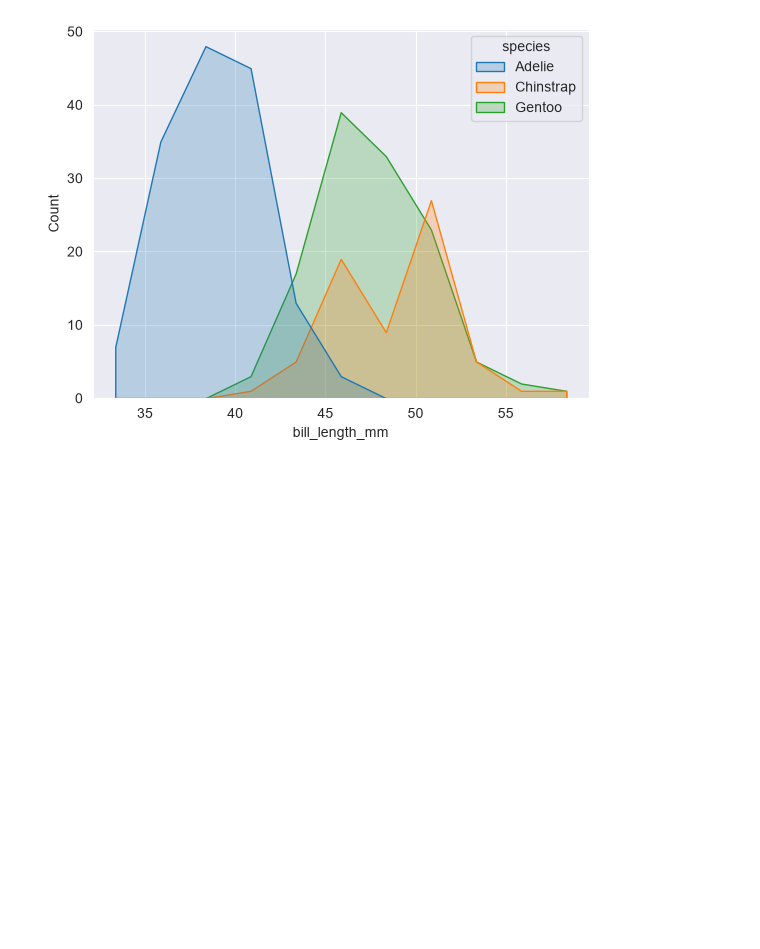
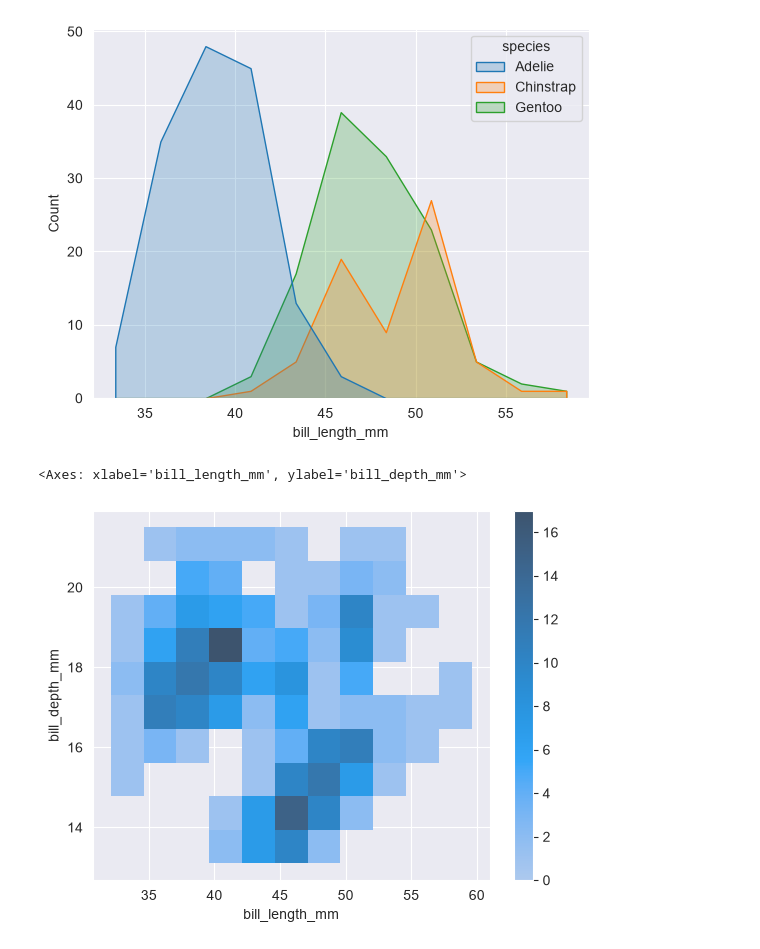
Before and after one commit to khushbu9119/Seaborn, a Jupyter notebook: practice.ipynb, the cells around one changed output. Cells and saved outputs as stored; diff of their text form; code cells hidden in the pictures; blank space fills up the shorter version.

Commit message:
histplot

```diff
--- a/practice.ipynb
+++ b/practice.ipynb
@@ -124,3 +124,8 @@ sns.histplot(x=penguins.bill_length_mm,data=penguins,hue='species',
 # %% [output]
 <Axes: xlabel='bill_length_mm', ylabel='Count'>
 [figure]
+# %%
+sns.histplot(x=penguins.bill_length_mm,y=penguins.bill_depth_mm,data=penguins,cbar='True')
+# %% [output]
+<Axes: xlabel='bill_length_mm', ylabel='bill_depth_mm'>
+[figure, added]
```
